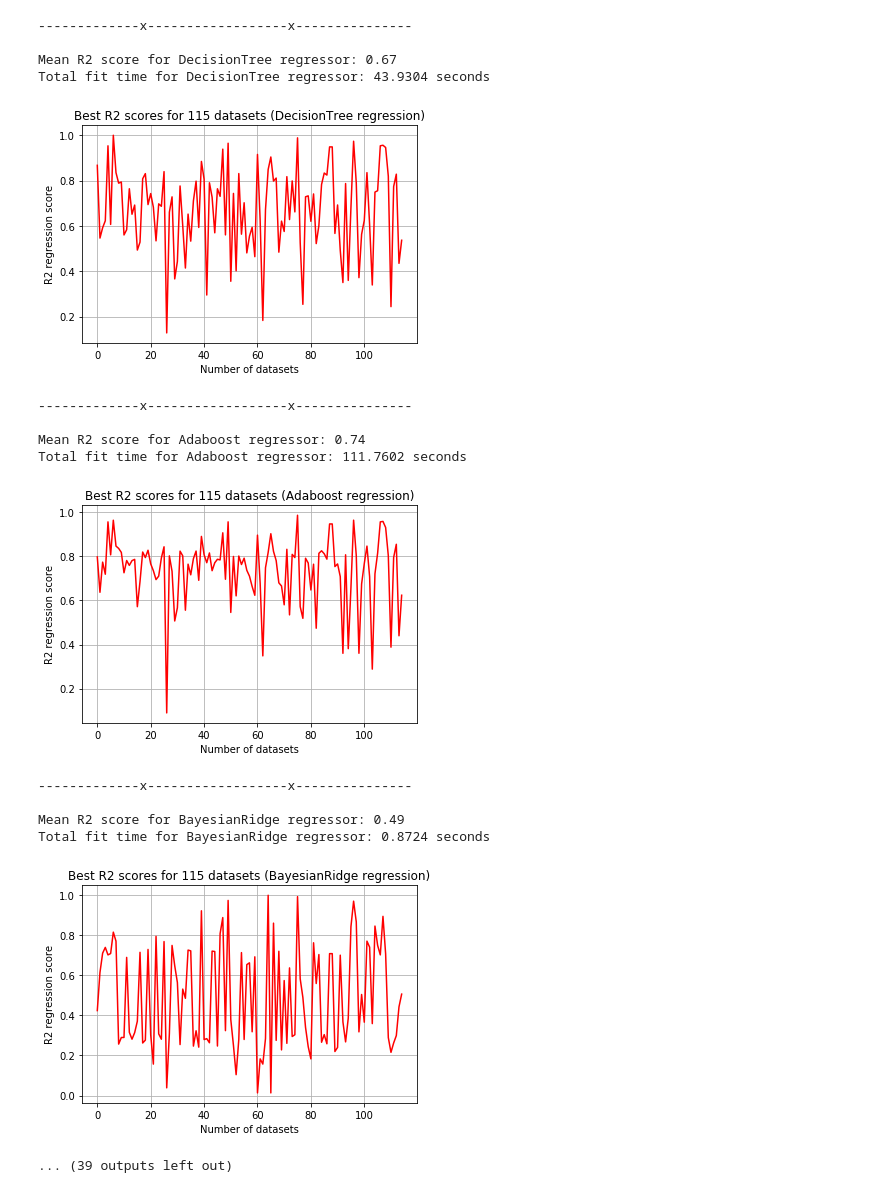
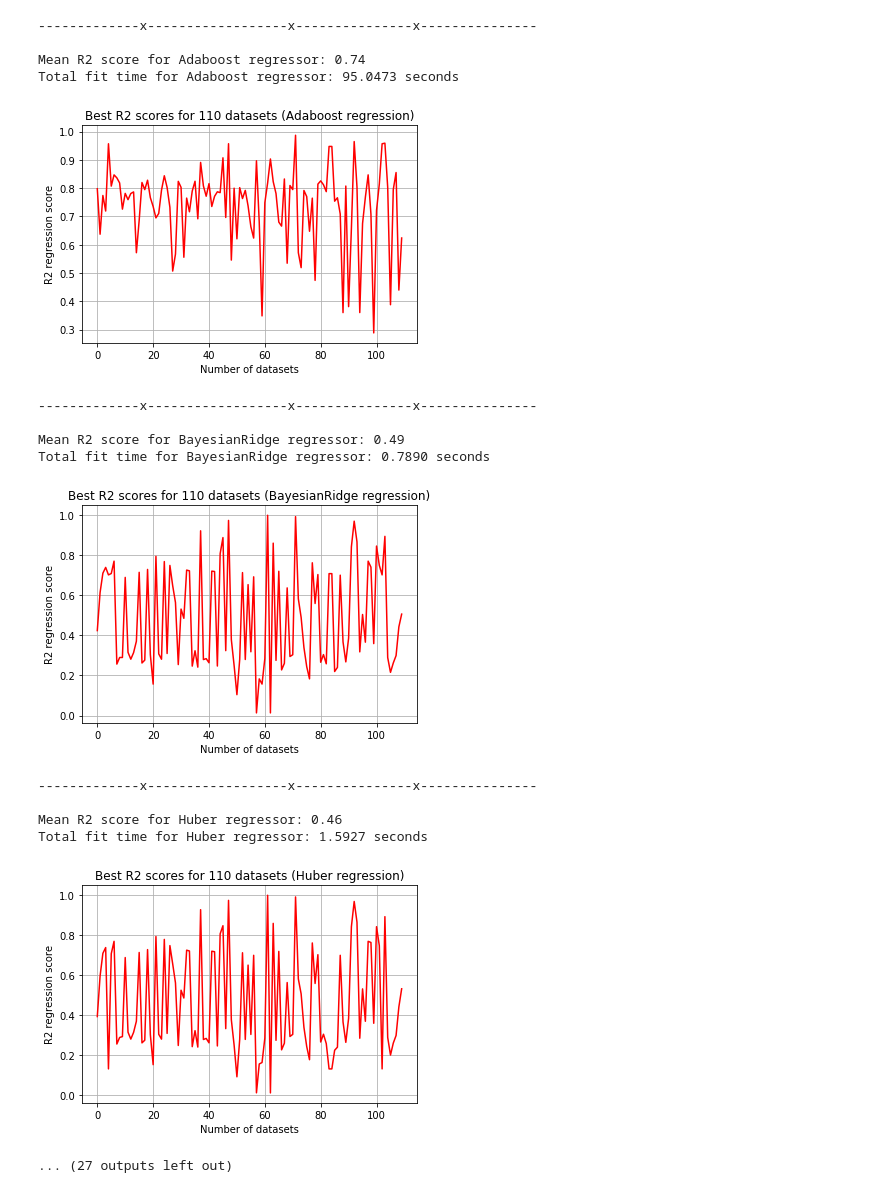
Before and after one commit to anuprulez/pmlb_regression, a Jupyter notebook: analyze_regression_results_filtered.ipynb, the cells around one changed output. Cells and saved outputs as stored; diff of their text form; code cells hidden in the pictures.

```diff
--- a/analyze_regression_results_filtered.ipynb
+++ b/analyze_regression_results_filtered.ipynb
@@ -7,16 +7,24 @@ import os
 import numpy as np
 import warnings
 
-
 warnings.filterwarnings('ignore')
 
+start_time = time.time()
+folder_name = "european_days/"
+clf_names_dir = os.listdir(folder_name)
+
 %matplotlib inline
-start_time = time.time()
 
-#folder_name = "filtered_results/"
-folder_name = "115_datasets_results/"
 
-clf_names_dir = os.listdir(folder_name)
+def check_file(f_name):
+    for clf in clf_names_dir:
+        data_path = folder_name + clf
+        files = [f for f in os.listdir(data_path)]
+        if f_name not in files:
+            return False
+            break
+    return True
+
 
 clf_names = list()
 clf_mean_r2 = list()
@@ -27,14 +35,18 @@ for clf in clf_names_dir:
     files = [f for f in os.listdir(data_path)]
     r2_scores = list()
     fit_time = list()
+    common_fileset = list()
     for f_name in files:
-        f_path = data_path + "/" + f_name
-        df = pd.read_csv(f_path, sep="\t")
-        rank_test_score = df[df["rank_test_score"] == 1]
-        mean_test_score = rank_test_score["mean_test_score"]
-        fit_time_sec = rank_test_score["mean_fit_time"].iloc[0] + rank_test_score["mean_score_time"].iloc[0]
-        r2_scores.append(mean_test_score.iloc[0])
-        fit_time.append(fit_time_sec)
+        if_file_present = check_file(f_name)
+        if if_file_present is True:
+            common_fileset.append(f_name)
+            f_path = data_path + "/" + f_name
+            df = pd.read_csv(f_path, sep="\t")
+            rank_test_score = df[df["rank_test_score"] == 1]
+            mean_test_score = rank_test_score["mean_test_score"]
+            fit_time_sec = rank_test_score["mean_fit_time"].iloc[0] + rank_test_score["mean_score_time"].iloc[0]
+            r2_scores.append(mean_test_score.iloc[0])
+            fit_time.append(fit_time_sec)
     clf_names.append(clf)
     mean_r2 = np.mean(r2_scores)
     clf_mean_r2.append(mean_r2)
@@ -49,14 +61,11 @@ for clf in clf_names_dir:
     plt.grid(True)
     plt.xlabel("Number of datasets")
     plt.ylabel("R2 regression score")
-    plt.title(('Best R2 scores for %d datasets (%s regression)' % (len(files), clf)))
+    plt.title(('Best R2 scores for %d datasets (%s regression)' % (len(common_fileset), clf)))
     plt.show()
-    print("-------------x------------------x---------------")
+    print("-------------x------------------x---------------x---------------")
     print(" ")
 
-
-#plt.figure()
-#fig, ax = plt.subplots()
 
 fit_times_list = list()
 r2_score_list = list()
@@ -65,7 +74,6 @@ ctr = 0
 for item in r2_dict.items():
     names_clf.append(item[0])
     plt.scatter(fit_time_dict[item[0]], item[1])
-    #ax.annotate(item[0], (fit_time_dict[item[0]], item[1]))
     ctr += 1
 
 plt.legend(tuple(names_clf))
@@ -106,9 +114,10 @@ folder_dir = os.listdir(data_folder_name)
 dataset_length = list()
 
 for ds in folder_dir:
-    ds_path = data_folder_name + ds
-    df = pd.read_csv(ds_path, sep="\t")
-    dataset_length.append(len(df))
+    if ds + ".tabular" in common_fileset:
+        ds_path = data_folder_name + ds
+        df = pd.read_csv(ds_path, sep="\t")
+        dataset_length.append(len(df))
 
 plt.figure()
 y_pos = np.arange(len(dataset_length))
@@ -140,16 +149,16 @@ Total fit time for ElasticNet regressor: 0.8705 seconds
--------------x------------------x---------------
+-------------x------------------x---------------x---------------
 
-Mean R2 score for DecisionTree regressor: 0.67
-Total fit time for DecisionTree regressor: 43.9304 seconds
+Mean R2 score for Adaboost regressor: 0.74
+Total fit time for Adaboost regressor: 95.0473 seconds
-[figure, old version]
+[figure, new version]
--------------x------------------x---------------
+-------------x------------------x---------------x---------------
 
-Mean R2 score for Adaboost regressor: 0.74
-Total fit time for Adaboost regressor: 111.7602 seconds
+Mean R2 score for BayesianRidge regressor: 0.49
+Total fit time for BayesianRidge regressor: 0.7890 seconds
-[figure, old version]
+[figure, new version]
--------------x------------------x---------------
+-------------x------------------x---------------x---------------
 
-Mean R2 score for BayesianRidge regressor: 0.49
-Total fit time for BayesianRidge regressor: 0.8724 seconds
+Mean R2 score for Huber regressor: 0.46
+Total fit time for Huber regressor: 1.5927 seconds
-[figure, old version]
+[figure, new version]
-... (39 outputs left out)
+... (27 outputs left out)
```
Also changed, not shown: parts of 1 cell of this notebook, 7 other files.
